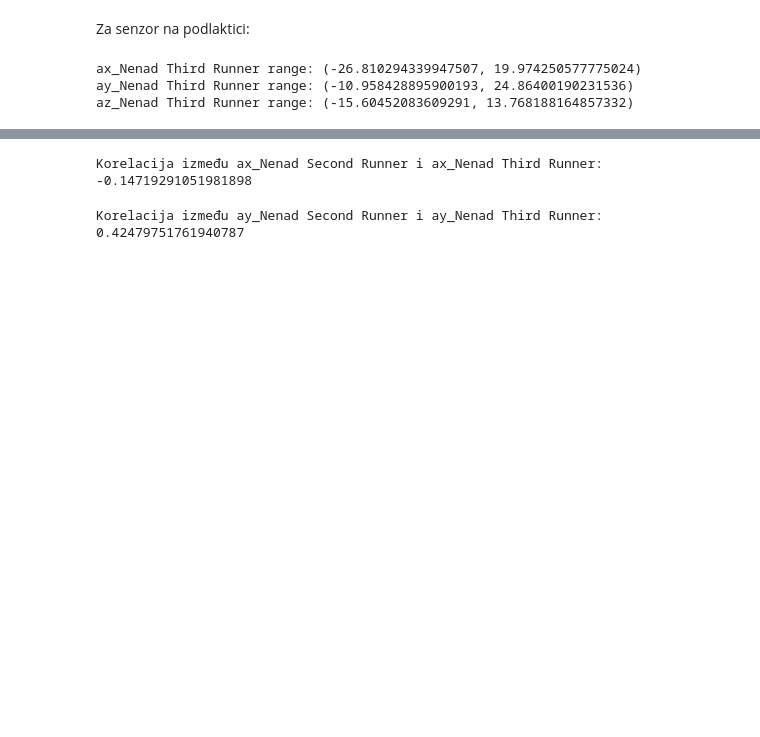
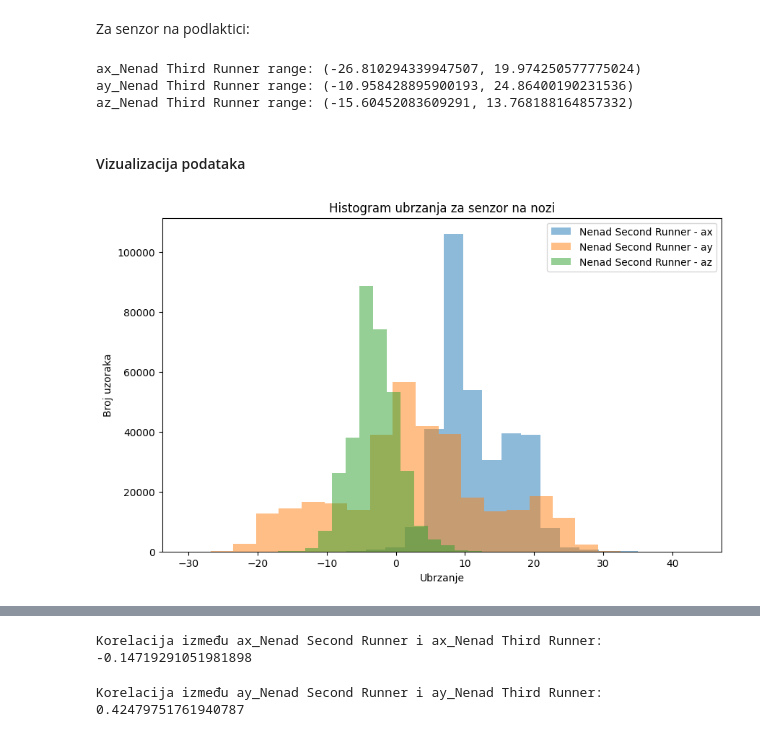
Before and after one commit to NastasijaaS/Running-data, a Jupyter notebook: Project.ipynb, the cells around one changed output, grey strips where cells are left out. Cells and saved outputs as stored; diff of their text form; code cells hidden in the pictures; blank space fills up the shorter version.

```diff
--- a/Project.ipynb
+++ b/Project.ipynb
@@ -517,3 +532,16 @@ print_attribute_ranges(arm_data)
 ax_Nenad Third Runner range: (-26.810294339947507, 19.974250577775024)
 ay_Nenad Third Runner range: (-10.958428895900193, 24.86400190231536)
 az_Nenad Third Runner range: (-15.60452083609291, 13.768188164857332)
+# %% [markdown]
+#### Vizualizacija podataka
+# %%
+plt.figure(figsize=(10, 6))
+for dimenzija in ['ax', 'ay', 'az']:
+    plt.hist(leg_data[f'{dimenzija}_Nenad Second Runner'], bins=20, alpha=0.5, label=f'Nenad Second Runner - {dimenzija}')
+plt.xlabel('Ubrzanje')
+plt.ylabel('Broj uzoraka')
+plt.title('Histogram ubrzanja za senzor na nozi')
+plt.legend()
+plt.show()
+# %% [output]
+[figure, added]
```
Also changed, not shown: parts of 33 cells of this notebook.
